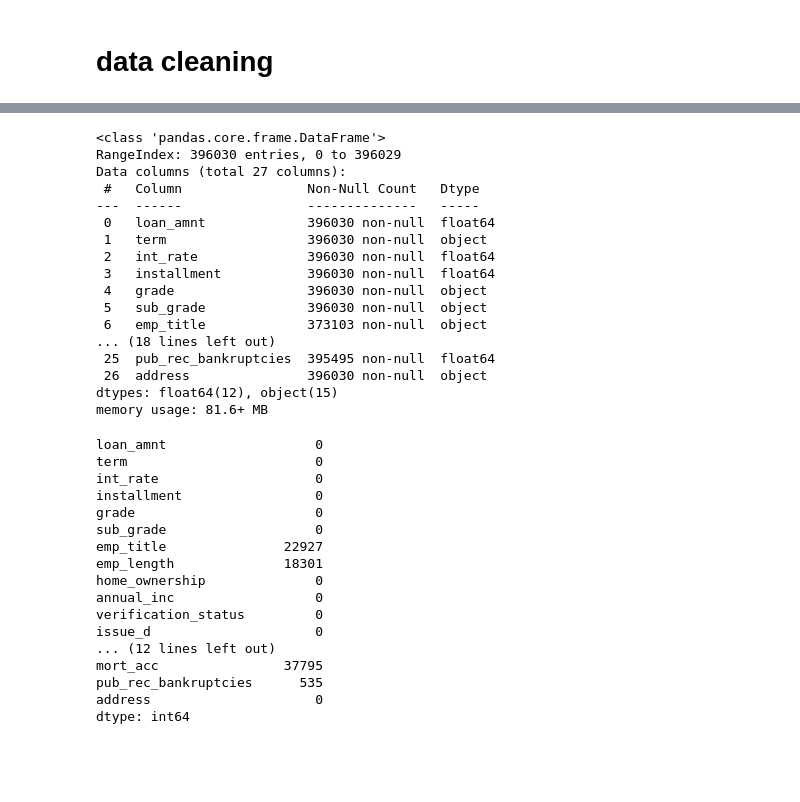
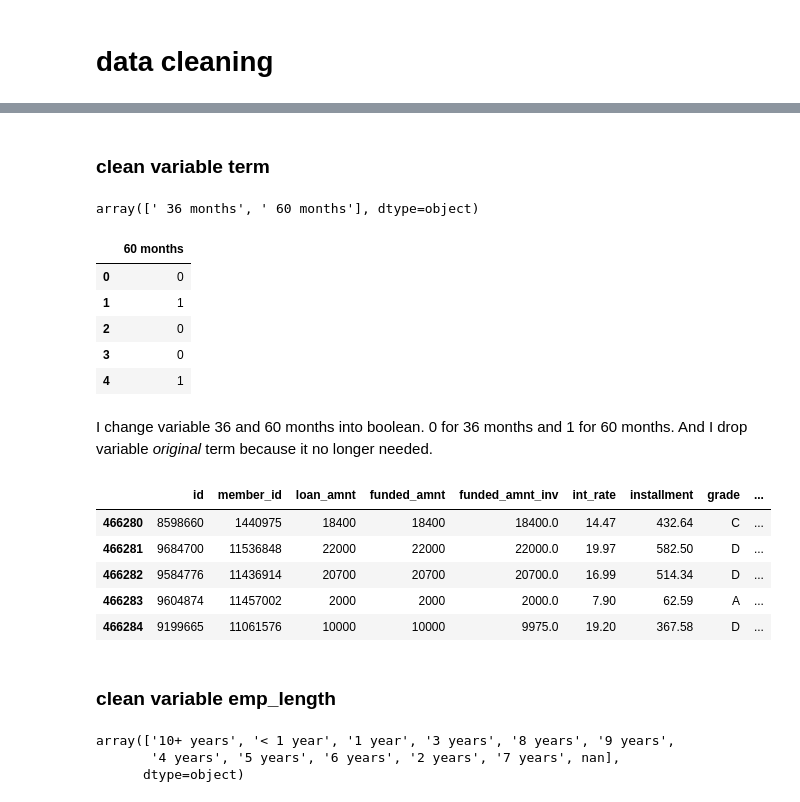
Before and after one commit to yandiher/financial_analysis, a Jupyter notebook: credit_risk_analysis.ipynb, the cells around one changed output, grey strips where cells are left out. Drawn from its saved outputs; the diff is of its cells as text; code cells hidden in the pictures; blank space fills up the shorter version.

```diff
--- a/credit_risk_analysis.ipynb
+++ b/credit_risk_analysis.ipynb
@@ -21,0 +23,3 @@ dataframe.head()
+# %%
+dataframe = dataframe.drop([dataframe.keys()[0]], axis=1)
+dataframe.head(1)
@@ -26,40 +54,37 @@ df = dataframe
+# %% [markdown]
+### clean variable term
+# %%
+df['term'].unique()
+# %% [output]
+array([' 36 months', ' 60 months'], dtype=object)
+# %%
+pd.get_dummies(data=df['term'], drop_first=True).head()
+# %% [output]
+|  | 60 months |
+| 0 | 0 |
+| 1 | 1 |
+| 2 | 0 |
+| 3 | 0 |
+| 4 | 1 |
+# %%
+df['term_60_months'] = pd.get_dummies(data=df['term'], drop_first=True).values
+df = df.drop(['term'], axis=1)
+# %% [markdown]
+I change variable 36 and 60 months into boolean. 0 for 36 months and 1 for 60 months. And I drop variable _original_ term because it no longer needed.
 # %%
-df.info()
+df.tail()
 # %% [output]
-<class 'pandas.core.frame.DataFrame'>
-RangeIndex: 396030 entries, 0 to 396029
-Data columns (total 27 columns):
- #   Column                Non-Null Count   Dtype
----  ------                --------------   -----
- 0   loan_amnt             396030 non-null  float64
- 1   term                  396030 non-null  object
- 2   int_rate              396030 non-null  float64
- 3   installment           396030 non-null  float64
- 4   grade                 396030 non-null  object
- 5   sub_grade             396030 non-null  object
- 6   emp_title             373103 non-null  object
-... (18 lines left out)
- 25  pub_rec_bankruptcies  395495 non-null  float64
- 26  address               396030 non-null  object
-dtypes: float64(12), object(15)
-memory usage: 81.6+ MB
+|  | id | member_id | loan_amnt | funded_amnt | funded_amnt_inv | int_rate | installment | grade | ... |
+| 466280 | 8598660 | 1440975 | 18400 | 18400 | 18400.0 | 14.47 | 432.64 | C | ... |
+| 466281 | 9684700 | 11536848 | 22000 | 22000 | 22000.0 | 19.97 | 582.50 | D | ... |
+| 466282 | 9584776 | 11436914 | 20700 | 20700 | 20700.0 | 16.99 | 514.34 | D | ... |
+| 466283 | 9604874 | 11457002 | 2000 | 2000 | 2000.0 | 7.90 | 62.59 | A | ... |
+| 466284 | 9199665 | 11061576 | 10000 | 10000 | 9975.0 | 19.20 | 367.58 | D | ... |
-# %%
-df.isnull().sum()
-# %% [output]
-loan_amnt                   0
-term                        0
-int_rate                    0
-installment                 0
-grade                       0
-sub_grade                   0
-emp_title               22927
-emp_length              18301
-home_ownership              0
-annual_inc                  0
-verification_status         0
-issue_d                     0
-... (12 lines left out)
-mort_acc                37795
-pub_rec_bankruptcies      535
-address                     0
-dtype: int64
+# %% [markdown]
+### clean variable emp_length
+# %%
+df['emp_length'].unique()
+# %% [output]
+array(['10+ years', '< 1 year', '1 year', '3 years', '8 years', '9 years',
+       '4 years', '5 years', '6 years', '2 years', '7 years', nan],
+      dtype=object)
```
Also changed, not shown: parts of 14 cells of this notebook, 2 other files.
